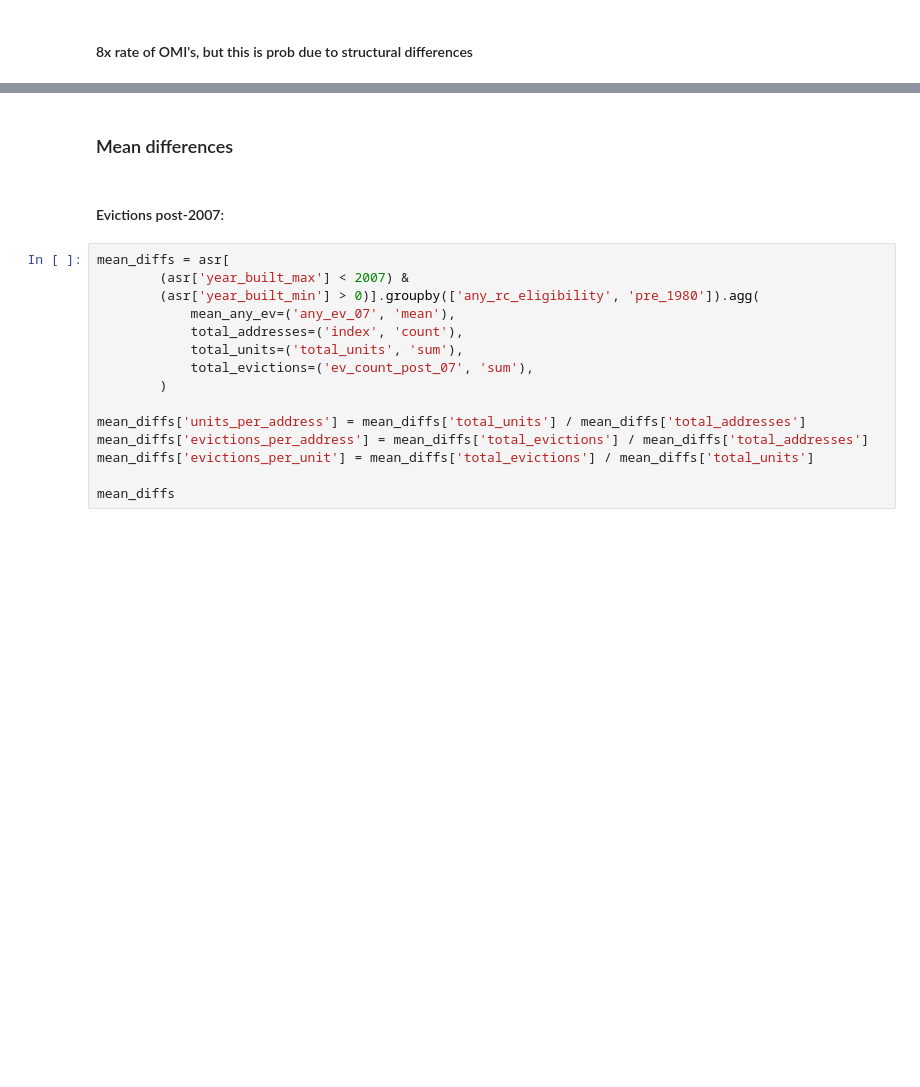
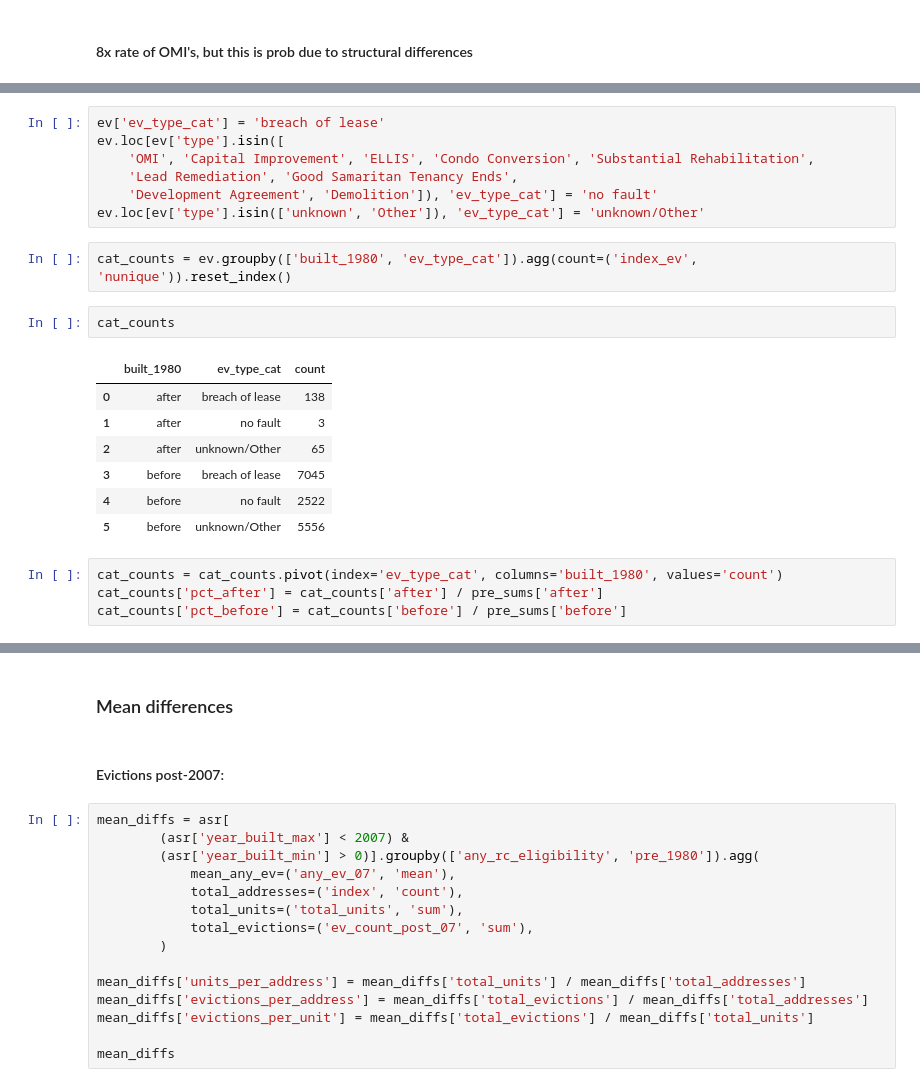
Before and after one commit to mxndrwgrdnr/sf-evictions, a Jupyter notebook: notebooks/analysis.ipynb, the cells around one changed output, grey strips where cells are left out. Drawn from its saved outputs; the diff is of its cells as text; blank space fills up the shorter version.

```diff
--- a/notebooks/analysis.ipynb
+++ b/notebooks/analysis.ipynb
@@ -97,0 +124,23 @@ type_counts.sort_values('pct_True', ascending=False).head(20)
+# %%
+ev['ev_type_cat'] = 'breach of lease'
+ev.loc[ev['type'].isin([
+    'OMI', 'Capital Improvement', 'ELLIS', 'Condo Conversion', 'Substantial Rehabilitation',
+    'Lead Remediation', 'Good Samaritan Tenancy Ends',
+    'Development Agreement', 'Demolition']), 'ev_type_cat'] = 'no fault'
+ev.loc[ev['type'].isin(['unknown', 'Other']), 'ev_type_cat'] = 'unknown/Other'
+# %%
+cat_counts = ev.groupby(['built_1980', 'ev_type_cat']).agg(count=('index_ev', 'nunique')).reset_index()
+# %%
+cat_counts
+# %% [output]
+|  | built_1980 | ev_type_cat | count |
+| 0 | after | breach of lease | 138 |
+| 1 | after | no fault | 3 |
+| 2 | after | unknown/Other | 65 |
+| 3 | before | breach of lease | 7045 |
+| 4 | before | no fault | 2522 |
+| 5 | before | unknown/Other | 5556 |
+# %%
+cat_counts = cat_counts.pivot(index='ev_type_cat', columns='built_1980', values='count')
+cat_counts['pct_after'] = cat_counts['after'] / pre_sums['after']
+cat_counts['pct_before'] = cat_counts['before'] / pre_sums['before']
```
Also changed, not shown: parts of 19 cells of this notebook, 5 other files.
